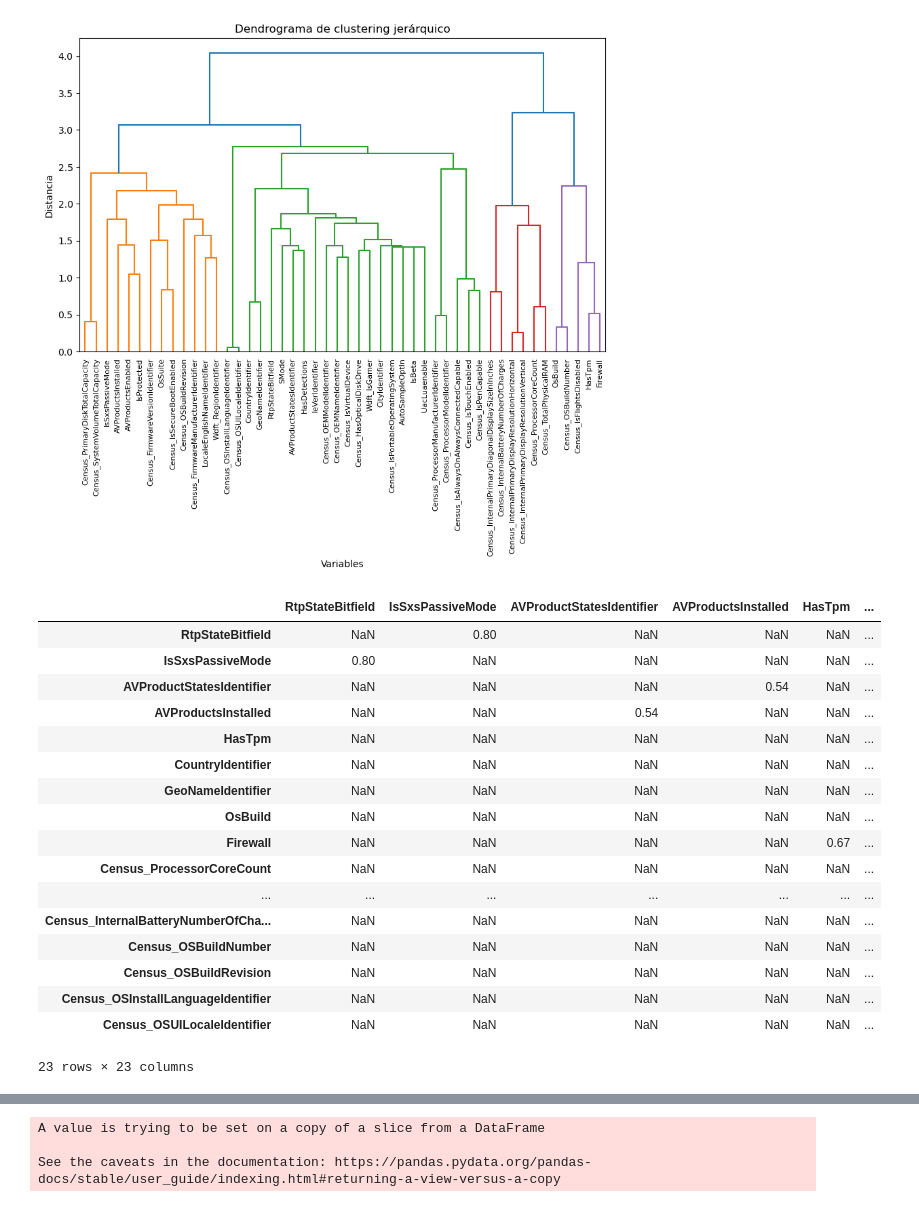
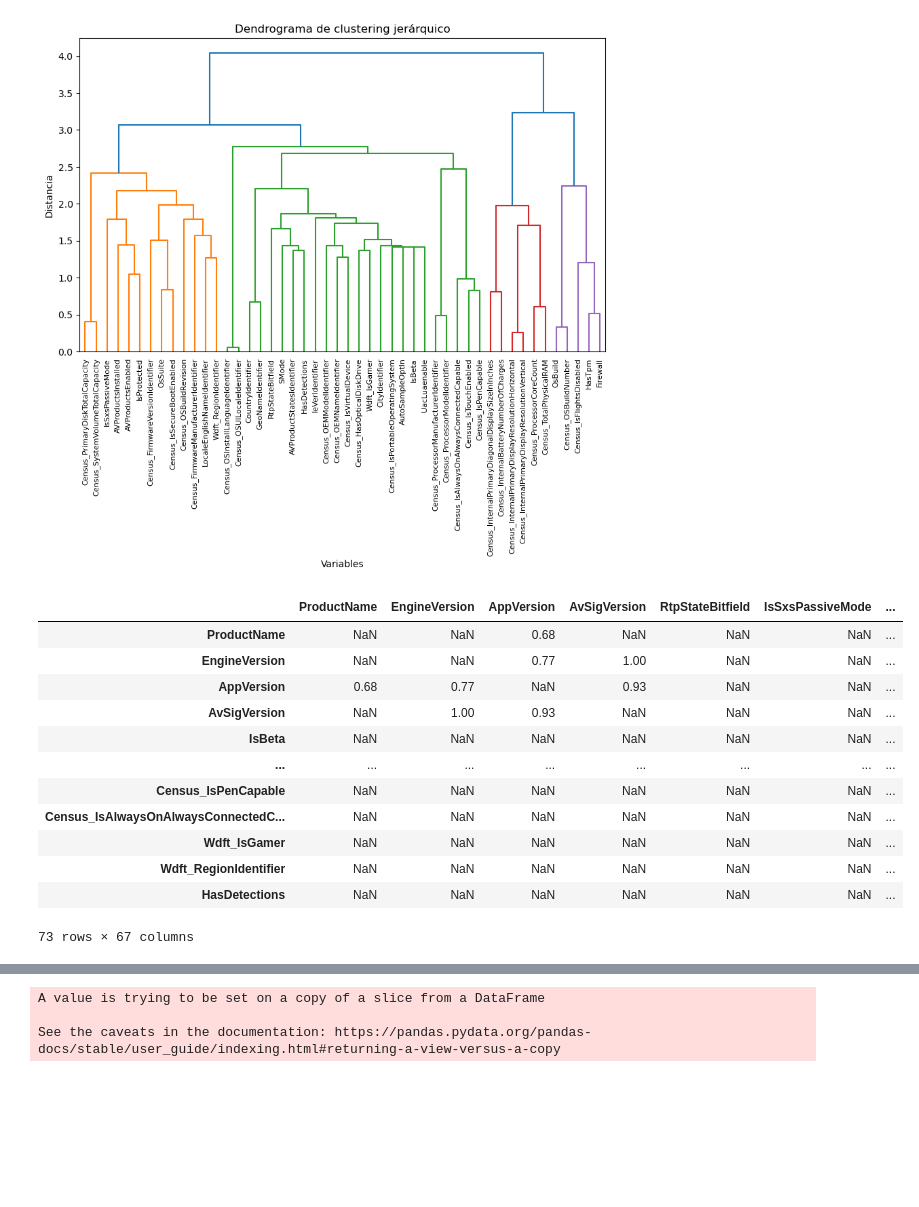
Before and after one commit to alejosilvestre/Portfolio, a Jupyter notebook: machine_learning_classification/porfolio_Machine_Learning_Malware_Prediction_classifier.ipynb, the cells around one changed output, grey strips where cells are left out. Saved outputs shown, nothing was run; the diff lists cells and outputs as text; code cells hidden in the pictures; blank space fills up the shorter version.

```diff
--- a/machine_learning_classification/porfolio_Machine_Learning_Malware_Prediction_classifier.ipynb
+++ b/machine_learning_classification/porfolio_Machine_Learning_Malware_Prediction_classifier.ipynb
@@ -788,30 +832,29 @@ plt.show()
 # %%
 # La idea es extraer una lista de las features mas correlacionadas entre si para luego condensarlas en nuestro df original
 
-# filtrar las CORRELACIONES MAYORES A 0.5 y distintas de 1
-filtered_correlation = correlation_matrix.abs()[(correlation_matrix.abs() > 0.5) & (correlation_matrix.abs() != 1)]
+# filtrar las CORRELACIONES MAYORES A 0.5 y distintas de 1 en la matrix de Phik
+filtered_correlation = phi_matrix.abs()[(phi_matrix.abs() > 0.5) & (phi_matrix.abs() != 1)]
+
+# incluimos tambien la columna de correlaciones con la variable target 'HasDetections' para poder comparar más tarde
+filtered_correlation['HasDetections']= phi_matrix['HasDetections']
+
 
 # Eliminar las filas y columnas que contienen todos los valores nulos
 filtered_correlation = filtered_correlation.dropna(axis=0, how='all')
 filtered_correlation = filtered_correlation.dropna(axis=1, how='all')
 # Obtenemos matriz
 filtered_correlation
 # %% [output]
-|  | RtpStateBitfield | IsSxsPassiveMode | AVProductStatesIdentifier | AVProductsInstalled | HasTpm | ... |
-| RtpStateBitfield | NaN | 0.80 | NaN | NaN | NaN | ... |
-| IsSxsPassiveMode | 0.80 | NaN | NaN | NaN | NaN | ... |
-| AVProductStatesIdentifier | NaN | NaN | NaN | 0.54 | NaN | ... |
-| AVProductsInstalled | NaN | NaN | 0.54 | NaN | NaN | ... |
-| HasTpm | NaN | NaN | NaN | NaN | NaN | ... |
-| CountryIdentifier | NaN | NaN | NaN | NaN | NaN | ... |
-| GeoNameIdentifier | NaN | NaN | NaN | NaN | NaN | ... |
-| OsBuild | NaN | NaN | NaN | NaN | NaN | ... |
-| Firewall | NaN | NaN | NaN | NaN | 0.67 | ... |
-| Census_ProcessorCoreCount | NaN | NaN | NaN | NaN | NaN | ... |
-| ... | ... | ... | ... | ... | ... | ... |
-| Census_InternalBatteryNumberOfCha... | NaN | NaN | NaN | NaN | NaN | ... |
-| Census_OSBuildNumber | NaN | NaN | NaN | NaN | NaN | ... |
-| Census_OSBuildRevision | NaN | NaN | NaN | NaN | NaN | ... |
-| Census_OSInstallLanguageIdentifier | NaN | NaN | NaN | NaN | NaN | ... |
-| Census_OSUILocaleIdentifier | NaN | NaN | NaN | NaN | NaN | ... |
+|  | ProductName | EngineVersion | AppVersion | AvSigVersion | RtpStateBitfield | IsSxsPassiveMode | ... |
+| ProductName | NaN | NaN | 0.68 | NaN | NaN | NaN | ... |
+| EngineVersion | NaN | NaN | 0.77 | 1.00 | NaN | NaN | ... |
+| AppVersion | 0.68 | 0.77 | NaN | 0.93 | NaN | NaN | ... |
+| AvSigVersion | NaN | 1.00 | 0.93 | NaN | NaN | NaN | ... |
+| IsBeta | NaN | NaN | NaN | NaN | NaN | NaN | ... |
+| ... | ... | ... | ... | ... | ... | ... | ... |
+| Census_IsPenCapable | NaN | NaN | NaN | NaN | NaN | NaN | ... |
+| Census_IsAlwaysOnAlwaysConnectedC... | NaN | NaN | NaN | NaN | NaN | NaN | ... |
+| Wdft_IsGamer | NaN | NaN | NaN | NaN | NaN | NaN | ... |
+| Wdft_RegionIdentifier | NaN | NaN | NaN | NaN | NaN | NaN | ... |
+| HasDetections | NaN | NaN | NaN | NaN | NaN | NaN | ... |
-23 rows × 23 columns
+73 rows × 67 columns
```
Also changed, not shown: parts of 113 cells of this notebook, 5 other files.
